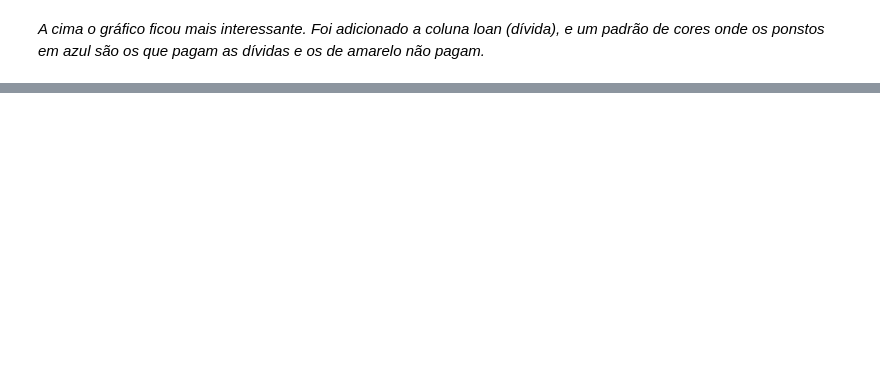
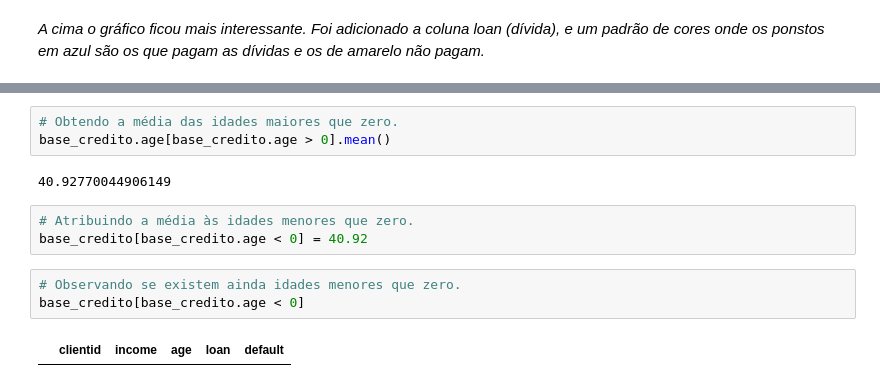
Before and after one commit to devAquino/Analise_Credit, a Jupyter notebook: Analise_Credit.ipynb, the cells around one changed output, grey strips where cells are left out. Cells and saved outputs as stored; diff of their text form; blank space fills up the shorter version.

```diff
--- a/Analise_Credit.ipynb
+++ b/Analise_Credit.ipynb
@@ -115,0 +147,13 @@ grafico_dispersao.show()
+# %%
+# Obtendo a média das idades maiores que zero.
+base_credito.age[base_credito.age > 0].mean()
+# %% [output]
+40.92770044906149
+# %%
+# Atribuindo a média às idades menores que zero.
+base_credito[base_credito.age < 0] = 40.92
+# %%
+# Observando se existem ainda idades menores que zero.
+base_credito[base_credito.age < 0]
+# %% [output]
+|  | clientid | income | age | loan | default |
```
Also changed, not shown: parts of 6 cells of this notebook.
